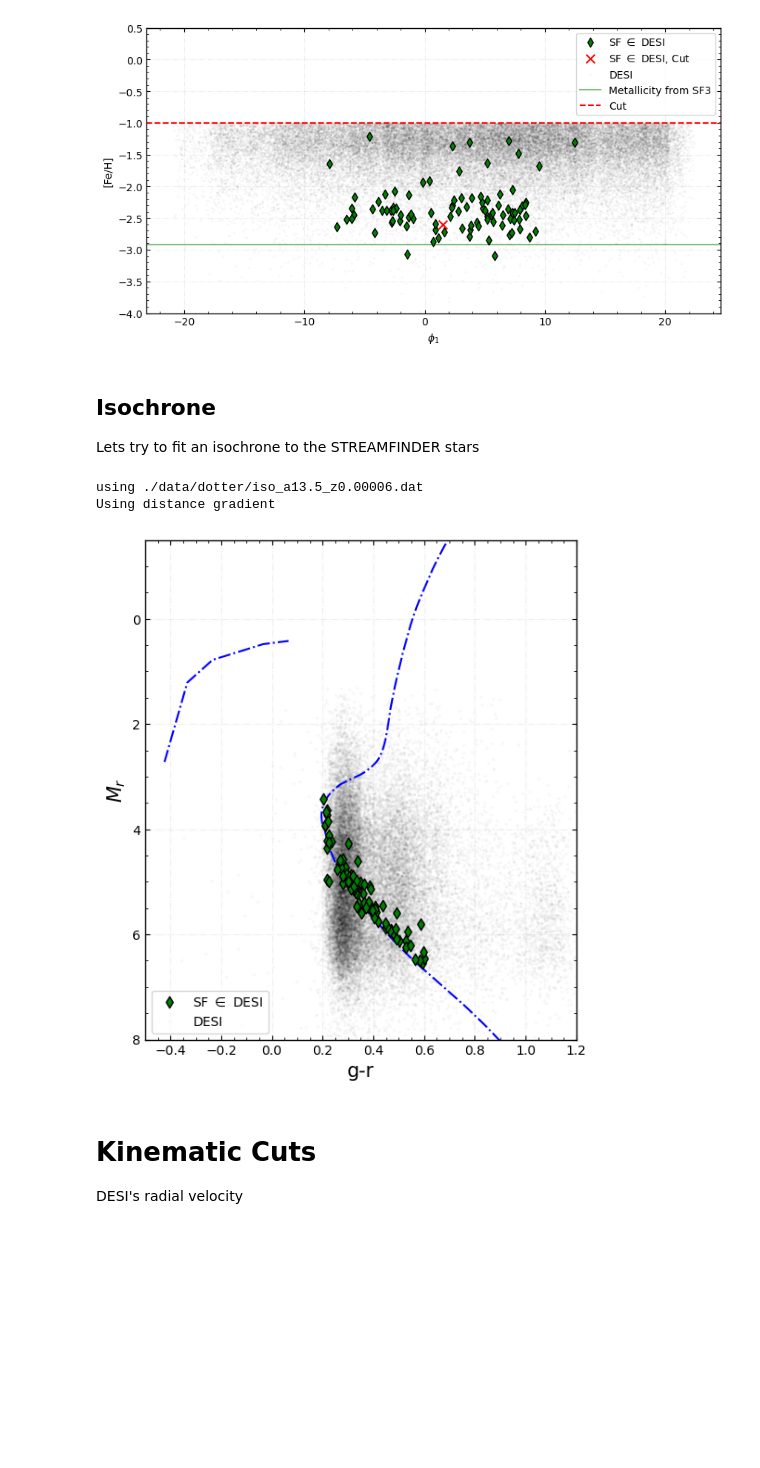
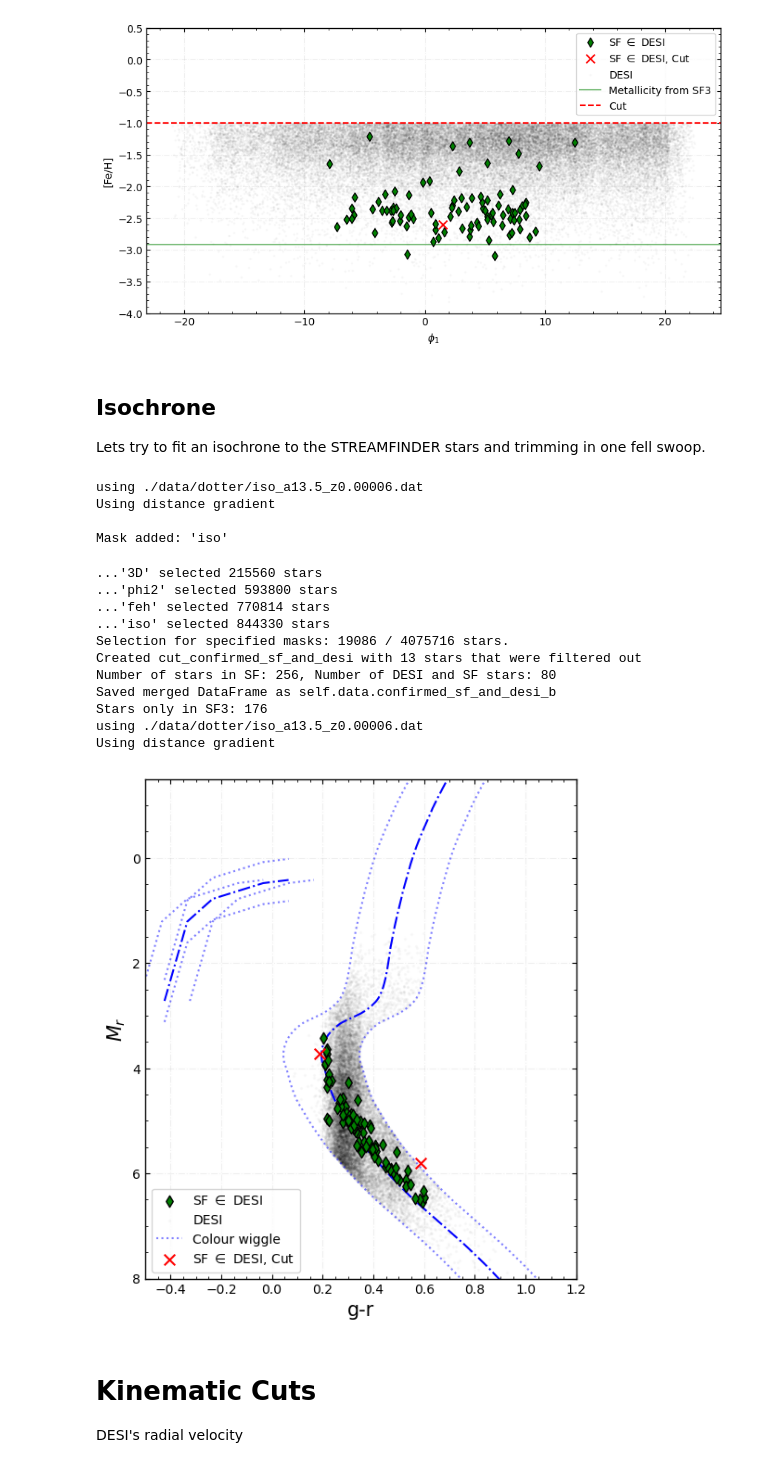
Before and after one commit to nassmohammed/DESI-DR1_streamTutorial, a Jupyter notebook: streamTutorial.ipynb, the cells around one changed output. Cells and saved outputs as stored; diff of their text form; code cells hidden in the pictures; blank space fills up the shorter version.

```diff
--- a/streamTutorial.ipynb
+++ b/streamTutorial.ipynb
@@ -271,16 +270,43 @@ Stars only in SF3: 164
 # %% [markdown]
 ## Isochrone
 
-Lets try to fit an isochrone to the STREAMFINDER stars
+Lets try to fit an isochrone to the STREAMFINDER stars and trimming in one fell swoop.
 # %%
-trimmed_stream.isochrone(metallicity, age=13.5)
+#-----------------------#
+colour_wiggle = 0.15 # [dex]
+age = 13.5 # [Gyr] -> of form 10.0, 10.1, 10.2, etc
+#-----------------------#
+SoI.isochrone(metallicity, age=age)
+
+selection_fine.add_mask(name='iso',
+        mask_func=lambda df: (stream_funcs.betw(SoI.data.desi_colour_idx, SoI.isochrone_fit(SoI.data.desi_abs_mag), colour_wiggle)))
 # %% [output]
 using ./data/dotter/iso_a13.5_z0.00006.dat
 Using distance gradient
+
+Mask added: 'iso'
 # %%
-plt_trim.iso_plot(background=True, showStream=True, absolute=True) # use distance gradient if available
+importlib.reload(st)
+mask = selection_fine.get_masks(['3D', 'phi2', 'feh', 'iso'])
+
+trimmed_stream = SoI.mask_stream(mask)
+trimmed_stream.isochrone(metallicity, age=age)
+
+plt_trim = st.StreamPlotter(trimmed_stream)
+plt_trim.iso_plot(wiggle=colour_wiggle, background=True, showStream=True)
 # %% [output]
+...'3D' selected 215560 stars
+...'phi2' selected 593800 stars
+...'feh' selected 770814 stars
+...'iso' selected 844330 stars
+Selection for specified masks: 19086 / 4075716 stars.
+Created cut_confirmed_sf_and_desi with 13 stars that were filtered out
+Number of stars in SF: 256, Number of DESI and SF stars: 80
+Saved merged DataFrame as self.data.confirmed_sf_and_desi_b
+Stars only in SF3: 176
+using ./data/dotter/iso_a13.5_z0.00006.dat
+Using distance gradient
-[figure, old version]
+[figure, new version]
 # %% [markdown]
 # Kinematic Cuts
 
```
Also changed, not shown: parts of 10 cells of this notebook, 1 other file.
